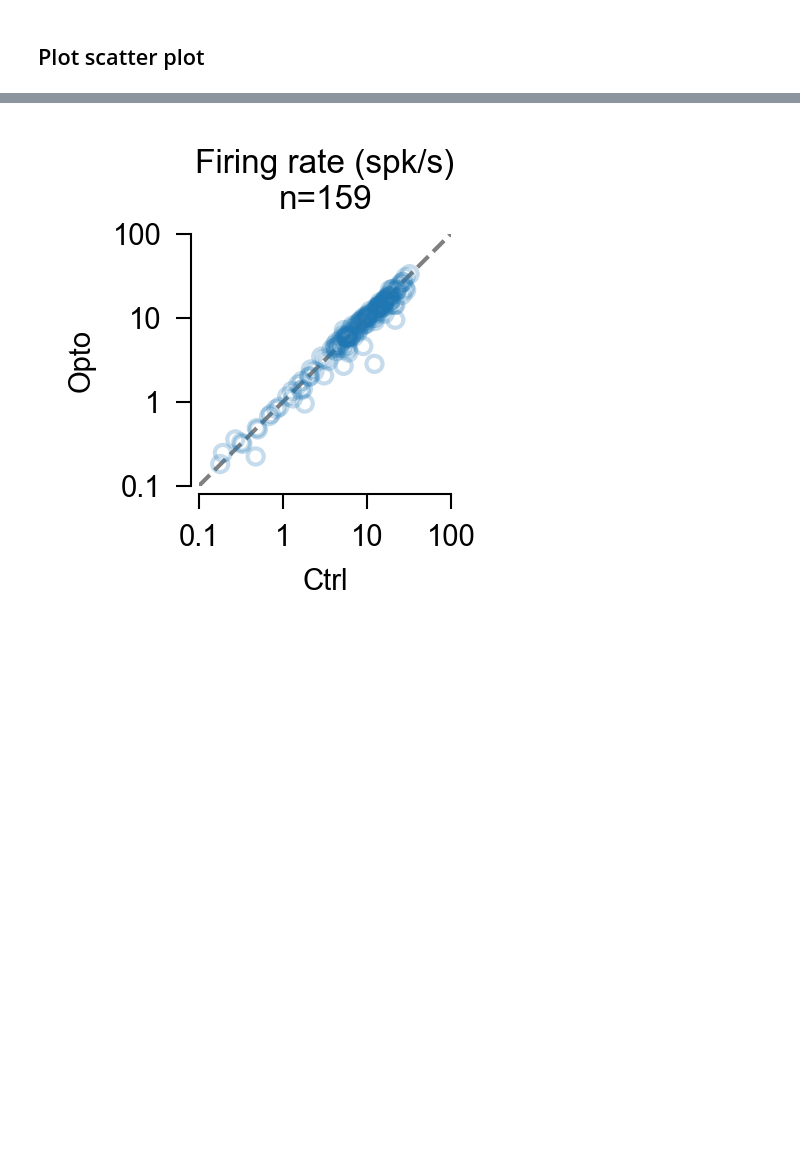
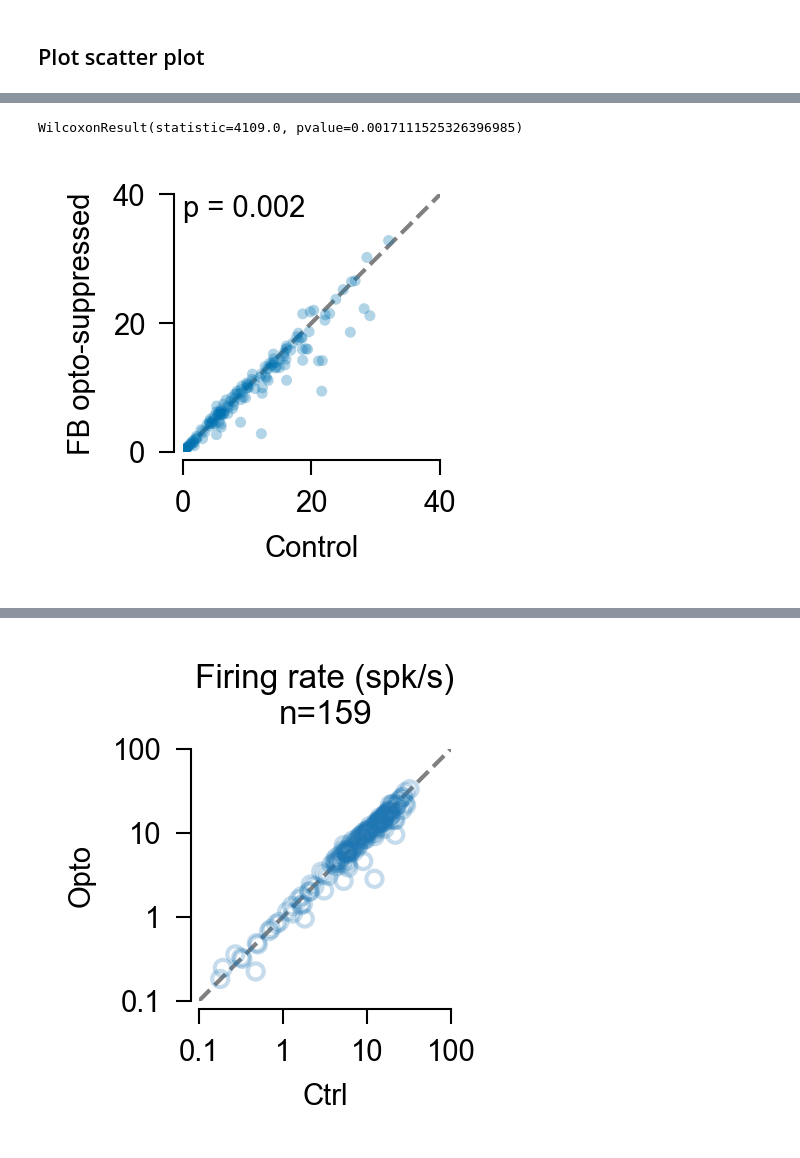
Before and after one commit to yannikbauer/hollymov_code, a Jupyter notebook: hmov_code/fig_01/plot_opto_fr_scatter.ipynb, the cells around one changed output, grey strips where cells are left out. Cells and saved outputs as stored; diff of their text form; code cells hidden in the pictures; blank space fills up the shorter version.

```diff
--- a/hmov_code/fig_01/plot_opto_fr_scatter.ipynb
+++ b/hmov_code/fig_01/plot_opto_fr_scatter.ipynb
@@ -86 +97,9 @@ col = col_dict['blue']  # opto color
+# %%
+fig, ax = plot_fr_scatter(df['hmu_fr_mean_stim_ctrl'], df['hmu_fr_mean_stim_opto'], labels=['Control', 'FB opto-suppressed'],
+                        title=False, pval=True, n=False, logscale=False, axlims=[0, 40], axticks=[0.1,1,10,100],
+                        facecolor=col, edgecolor='none', alpha=0.3, size=7, figsize=(3.5,3.5), dpi=300)
+plt.savefig('opto_fr_scatter.pdf')
+# %% [output]
+WilcoxonResult(statistic=4109.0, pvalue=0.0017111525326396985)
+[figure, added]
 # %%
```
Also changed, not shown: parts of 3 cells of this notebook, 5 other files.
